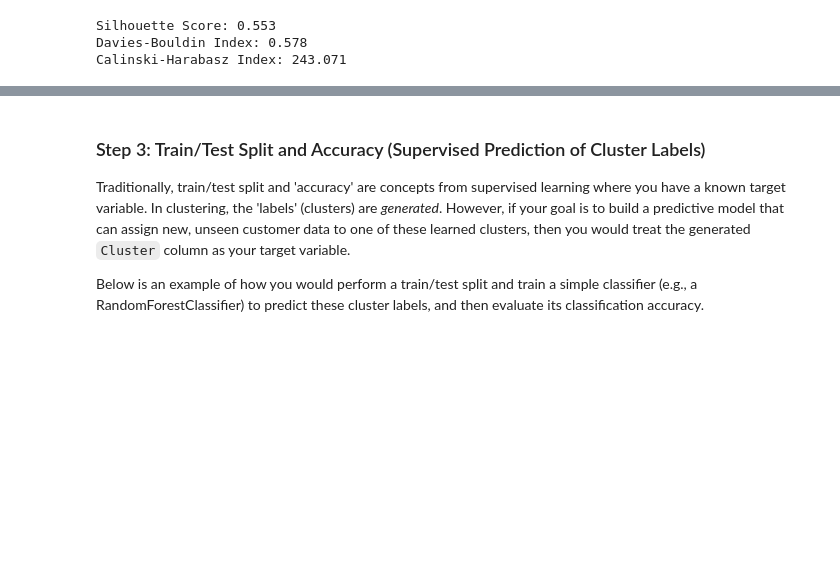
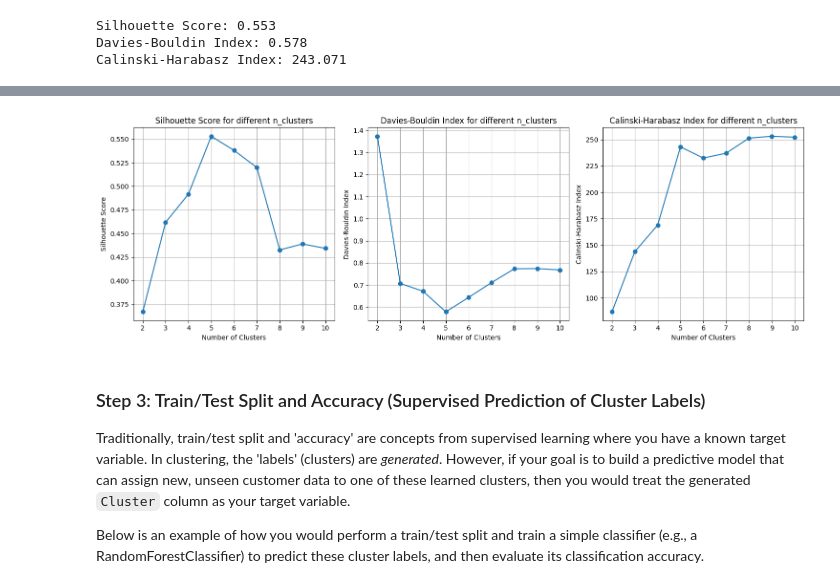
Before and after one commit to saim9211/Machine-Learning-Stuff, a Jupyter notebook: agglomerative_clustering.ipynb, the cells around one changed output, grey strips where cells are left out. Saved outputs shown, nothing was run; the diff lists cells and outputs as text; code cells hidden in the pictures; blank space fills up the shorter version.

```diff
--- a/agglomerative_clustering.ipynb
+++ b/agglomerative_clustering.ipynb
@@ -161,3 +165,57 @@ Calinski-Harabasz Index: 243.071
+# %%
+from sklearn.cluster import AgglomerativeClustering
+from sklearn.metrics import silhouette_score, davies_bouldin_score, calinski_harabasz_score
+import matplotlib.pyplot as plt
+import numpy as np
+
+# Define a range of clusters to evaluate
+range_n_clusters = range(2, 11) # From 2 to 10 clusters
+
+silhouette_scores = []
+davies_bouldin_scores = []
+calinski_harabasz_scores = []
+
+for n_clusters in range_n_clusters:
+    # Apply Agglomerative Clustering
+    hc_tuned = AgglomerativeClustering(n_clusters=n_clusters, metric='euclidean', linkage='ward')
+    y_hc_tuned = hc_tuned.fit_predict(X)
+
+    # Calculate metrics
+    silhouette_scores.append(silhouette_score(X, y_hc_tuned))
+    davies_bouldin_scores.append(davies_bouldin_score(X, y_hc_tuned))
+    calinski_harabasz_scores.append(calinski_harabasz_score(X, y_hc_tuned))
+
+# Plotting the evaluation metrics
+plt.figure(figsize=(15, 5))
+
+plt.subplot(1, 3, 1)
+plt.plot(range_n_clusters, silhouette_scores, marker='o')
+plt.title('Silhouette Score for different n_clusters')
+plt.xlabel('Number of Clusters')
+plt.ylabel('Silhouette Score')
+plt.grid(True)
+
+plt.subplot(1, 3, 2)
+plt.plot(range_n_clusters, davies_bouldin_scores, marker='o')
+plt.title('Davies-Bouldin Index for different n_clusters')
+plt.xlabel('Number of Clusters')
+plt.ylabel('Davies-Bouldin Index')
+plt.grid(True)
+
+plt.subplot(1, 3, 3)
+plt.plot(range_n_clusters, calinski_harabasz_scores, marker='o')
+plt.title('Calinski-Harabasz Index for different n_clusters')
+plt.xlabel('Number of Clusters')
+plt.ylabel('Calinski-Harabasz Index')
+plt.grid(True)
+
+plt.tight_layout()
+plt.show()
+
+# You can use these plots to decide the optimal number of clusters.
+# For example, look for the peak in Silhouette/Calinski-Harabasz or the trough in Davies-Bouldin.
+# %% [output]
+[figure, added]
 # %% [markdown]
 ### Step 3: Train/Test Split and Accuracy (Supervised Prediction of Cluster Labels)
 
```
Also changed, not shown: parts of 1 cell of this notebook.
